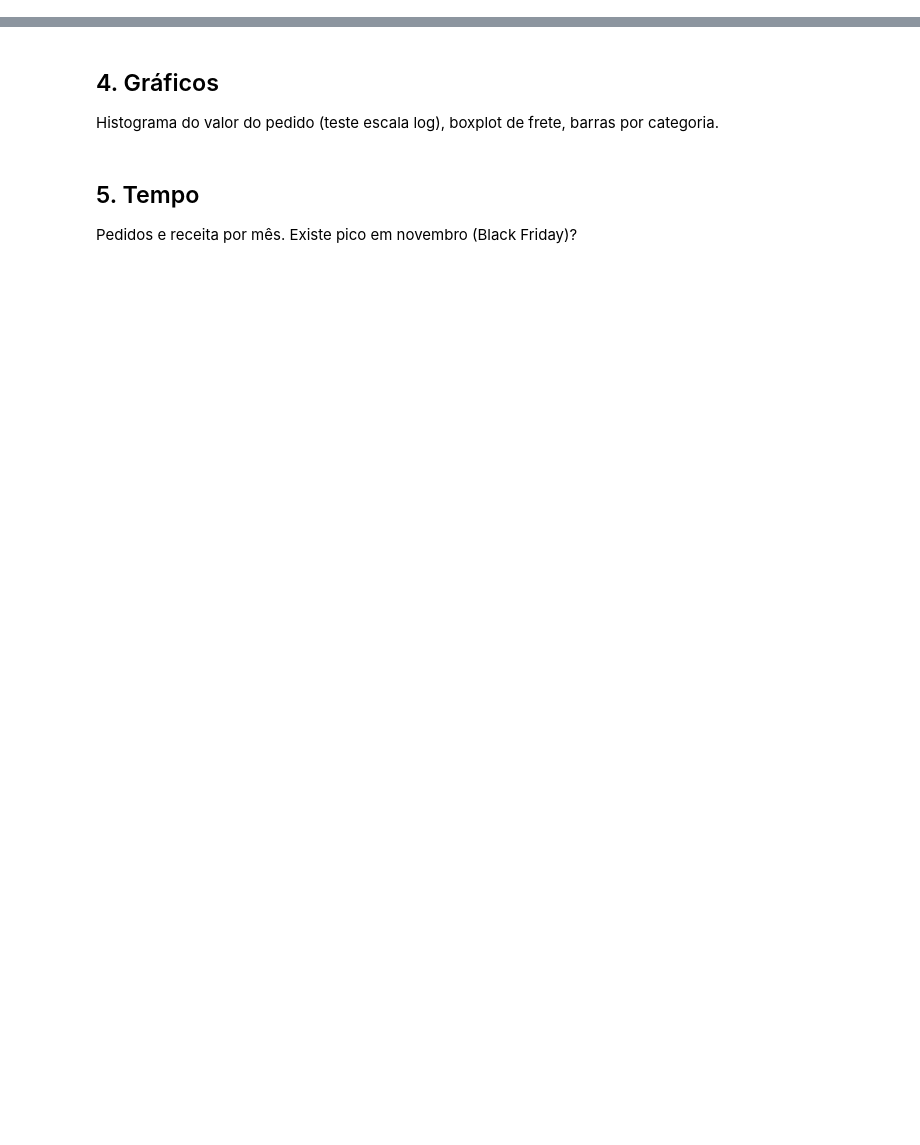
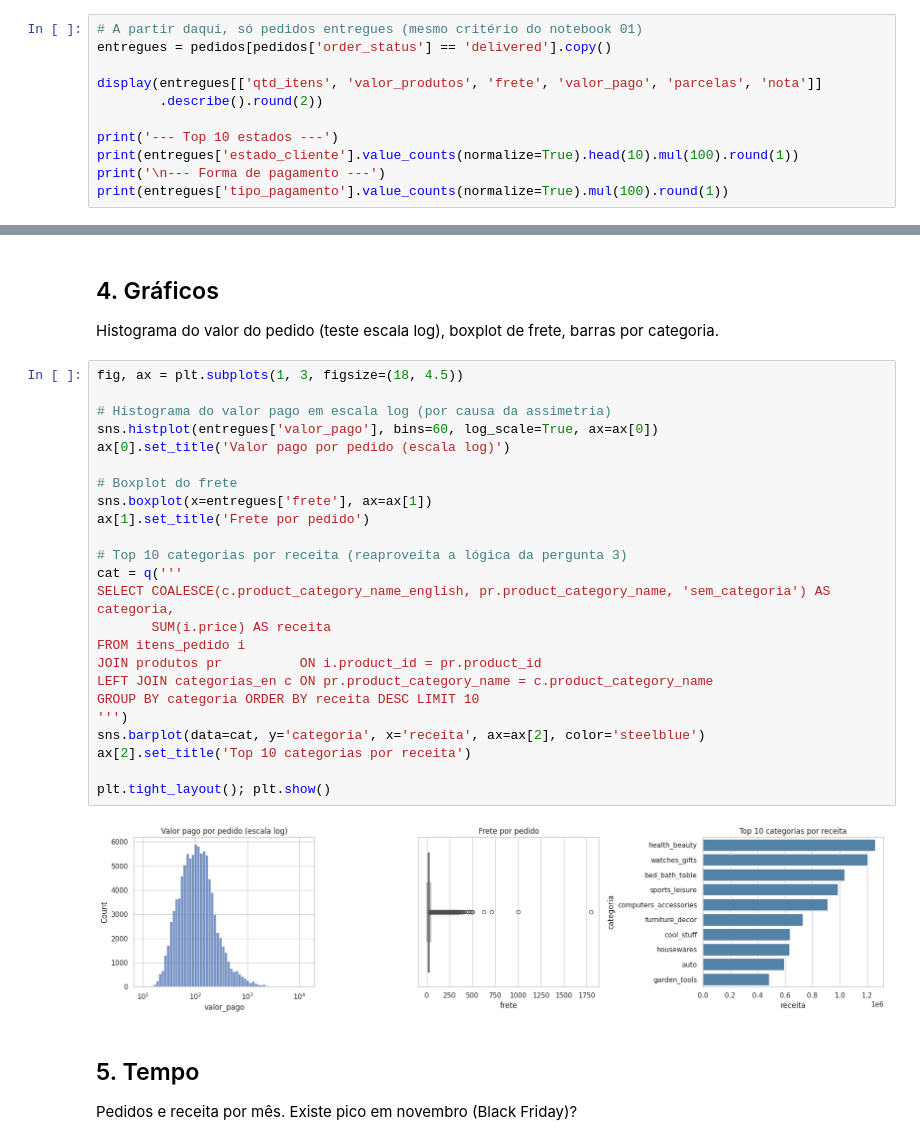
Before and after one commit to jessicapmartins/segmentacao-clientes-olist, a Jupyter notebook: notebooks/02_eda.ipynb, the cells around one changed output, grey strips where cells are left out. Cells and saved outputs as stored; diff of their text form; blank space fills up the shorter version.

```diff
--- a/notebooks/02_eda.ipynb
+++ b/notebooks/02_eda.ipynb
@@ -27,3 +126,14 @@ Faltantes por coluna, duplicados, datas em formato errado, pedidos cancelados.
 # %% [markdown]
 ## 3. Resumo estatístico
 `describe()` dos valores e `value_counts()` de status, estado e forma de pagamento.
+# %%
+# A partir daqui, só pedidos entregues (mesmo critério do notebook 01)
+entregues = pedidos[pedidos['order_status'] == 'delivered'].copy()
+
+display(entregues[['qtd_itens', 'valor_produtos', 'frete', 'valor_pago', 'parcelas', 'nota']]
+        .describe().round(2))
+
+print('--- Top 10 estados ---')
+print(entregues['estado_cliente'].value_counts(normalize=True).head(10).mul(100).round(1))
+print('\n--- Forma de pagamento ---')
+print(entregues['tipo_pagamento'].value_counts(normalize=True).mul(100).round(1))
@@ -30,6 +167,32 @@ Faltantes por coluna, duplicados, datas em formato errado, pedidos cancelados.
 # %% [markdown]
 ## 4. Gráficos
 Histograma do valor do pedido (teste escala log), boxplot de frete, barras por categoria.
+# %%
+fig, ax = plt.subplots(1, 3, figsize=(18, 4.5))
+
+# Histograma do valor pago em escala log (por causa da assimetria)
+sns.histplot(entregues['valor_pago'], bins=60, log_scale=True, ax=ax[0])
+ax[0].set_title('Valor pago por pedido (escala log)')
+
+# Boxplot do frete
+sns.boxplot(x=entregues['frete'], ax=ax[1])
+ax[1].set_title('Frete por pedido')
+
+# Top 10 categorias por receita (reaproveita a lógica da pergunta 3)
+cat = q('''
+SELECT COALESCE(c.product_category_name_english, pr.product_category_name, 'sem_categoria') AS categoria,
+       SUM(i.price) AS receita
+FROM itens_pedido i
+JOIN produtos pr          ON i.product_id = pr.product_id
+LEFT JOIN categorias_en c ON pr.product_category_name = c.product_category_name
+GROUP BY categoria ORDER BY receita DESC LIMIT 10
+''')
+sns.barplot(data=cat, y='categoria', x='receita', ax=ax[2], color='steelblue')
+ax[2].set_title('Top 10 categorias por receita')
+
+plt.tight_layout(); plt.show()
+# %% [output]
+[figure, added]
 # %% [markdown]
 ## 5. Tempo
 Pedidos e receita por mês. Existe pico em novembro (Black Friday)?
```
Also changed, not shown: parts of 7 cells of this notebook.
